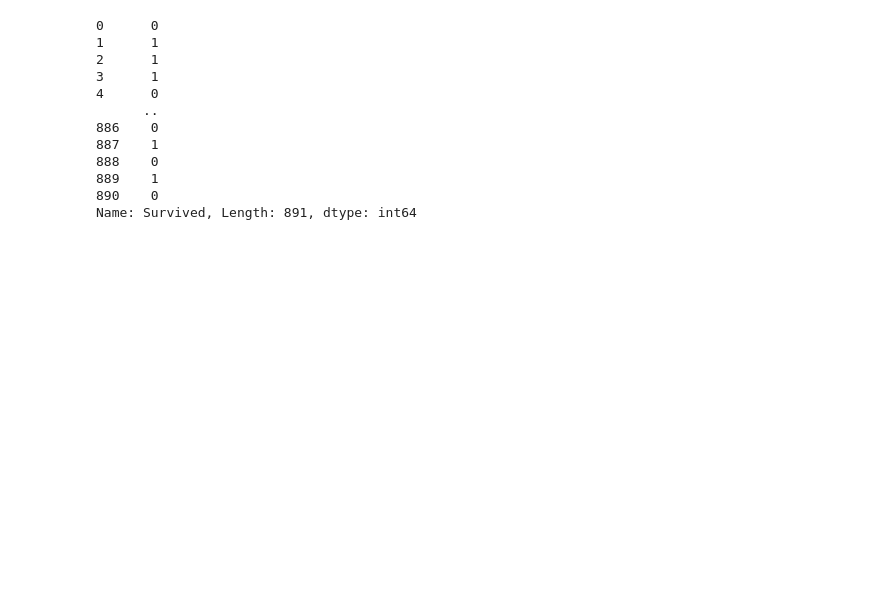
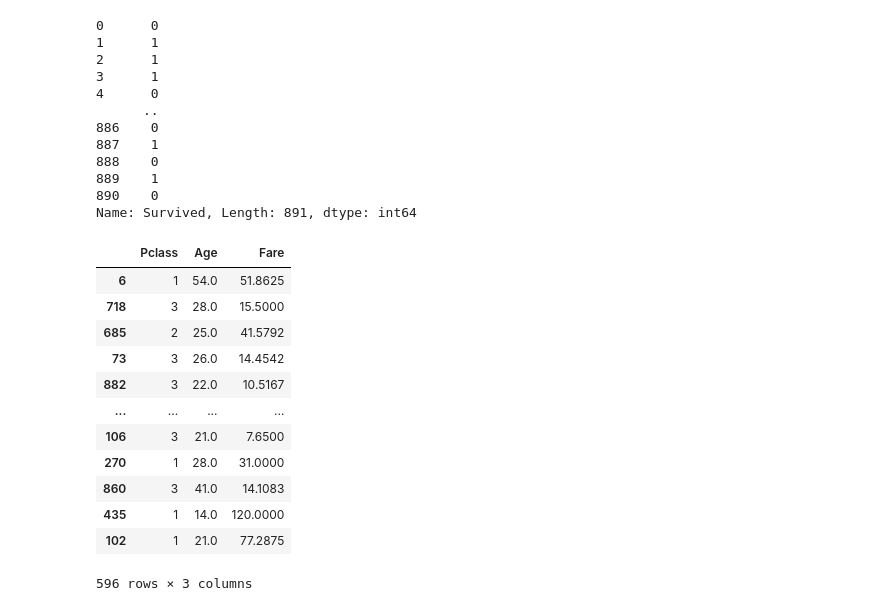
Before and after one commit to KrishnaSA05/Machine-Learning, a Jupyter notebook: Stats and Probablity/all_types_feature_transformation.ipynb, the cells around one changed output. Saved outputs shown, nothing was run; the diff lists cells and outputs as text; code cells hidden in the pictures; blank space fills up the shorter version.

```diff
--- a/Stats and Probablity/all_types_feature_transformation.ipynb
+++ b/Stats and Probablity/all_types_feature_transformation.ipynb
@@ -65,0 +69,16 @@ Name: Survived, Length: 891, dtype: int64
+# %%
+X_train
+# %% [output]
+|  | Pclass | Age | Fare |
+| 6 | 1 | 54.0 | 51.8625 |
+| 718 | 3 | 28.0 | 15.5000 |
+| 685 | 2 | 25.0 | 41.5792 |
+| 73 | 3 | 26.0 | 14.4542 |
+| 882 | 3 | 22.0 | 10.5167 |
+| ... | ... | ... | ... |
+| 106 | 3 | 21.0 | 7.6500 |
+| 270 | 1 | 28.0 | 31.0000 |
+| 860 | 3 | 41.0 | 14.1083 |
+| 435 | 1 | 14.0 | 120.0000 |
+| 102 | 1 | 21.0 | 77.2875 |
+596 rows × 3 columns
```
Also changed, not shown: parts of 12 cells of this notebook.
